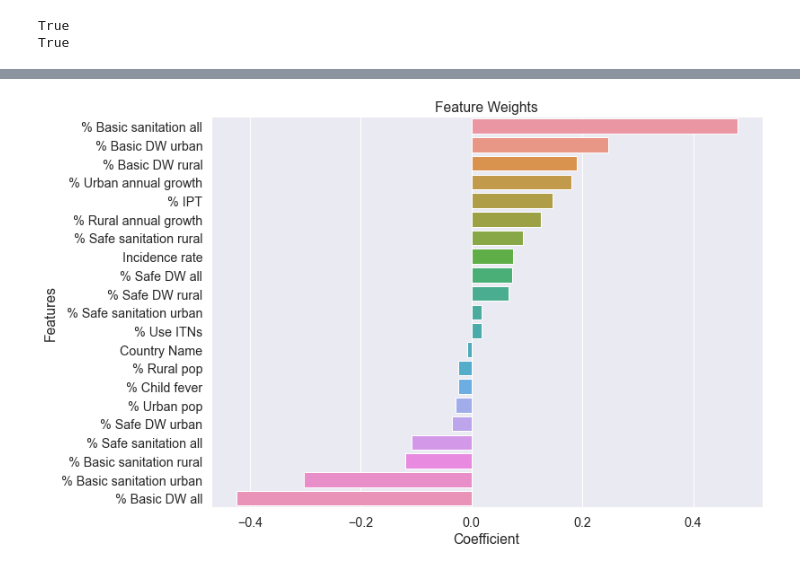
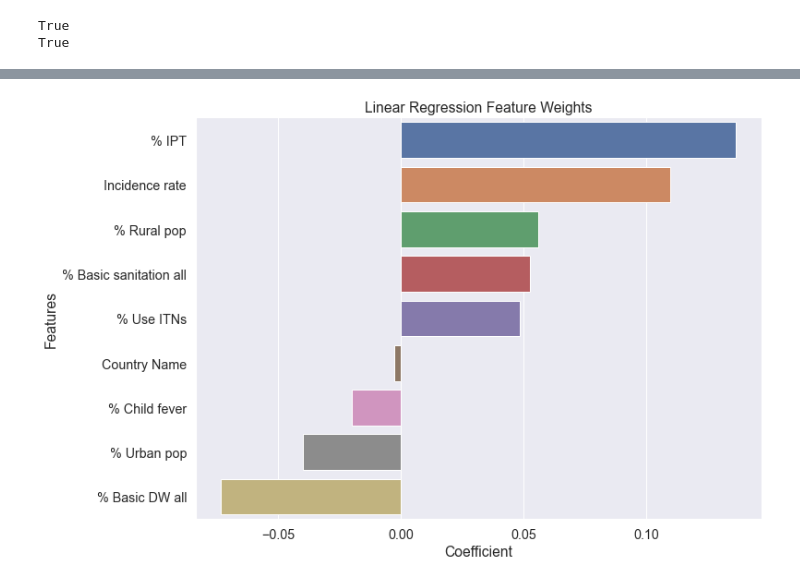
Before and after one commit to yusufokunlola/TeamFlask_notebook, a Jupyter notebook: TeamFlask_notebook.ipynb, the cells around one changed output, grey strips where cells are left out. Saved outputs shown, nothing was run; the diff lists cells and outputs as text; code cells hidden in the pictures.

Commit message:
Model deployment

```diff
--- a/TeamFlask_notebook.ipynb
+++ b/TeamFlask_notebook.ipynb
@@ -621,9 +608,12 @@ le = LabelEncoder()
 for i in cat_features:
     model_data[i] = le.fit_transform(model_data[i])
 # %%
-# the features - 'Year' will be drooped as it has it represents a timeframe the data was collected
+# the features - 'Year' will be drooped as it has it represents a timeframe the data was collected as well as other features due to their correlation
 # 'Country Code', 'latitude', 'longitude', 'geometry' will be dropped due to correlation with 'Country Name'
-cols_to_drop = ['Year', 'Country Code', 'latitude', 'longitude', 'geometry']
+cols_to_drop = ['Year', 'Country Code', '% Safe DW all', '% Safe DW rural', '% Safe DW urban',
+                '% Safe sanitation all', '% Safe sanitation rural', '% Safe sanitation urban',
+                '% Rural annual growth', '% Urban annual growth', '% Basic DW rural', '% Basic DW urban',
+                '% Basic sanitation rural', '% Basic sanitation urban', 'latitude', 'longitude', 'geometry']
 
 # drop columns
 model_data = model_data.drop(columns=cols_to_drop)
@@ -634,7 +620,7 @@ scaled_df = pd.DataFrame(scaler.fit_transform(model_data), columns=model_data.co
 # %%
 # create explanatory variable (X) and response variable (y)
-X = scaled_df.drop("Malaria cases", axis=1)
-y = scaled_df["Malaria cases"]
+X = model_data.drop("Malaria cases", axis=1)
+y = model_data["Malaria cases"]
 # %%
 # split data into train and test sets - 70:30
 X_train, X_test, y_train, y_test = train_test_split(X, y, test_size=0.3, random_state=42)
@@ -660,7 +646,8 @@ True
 modelclasses = {'LinearR': LinearRegression(),
                 'SVR': SVR(),
                 'LassoR': Lasso(),
-                'RidgeR': Ridge()
+                'RidgeR': Ridge(),
+                'RandomForest': RandomForestRegressor()
                 }
 # %%
 # Iteration of models
@@ -725,9 +706,9 @@ feature_weight
 # %%
 # plot feature weights using seaborn
 plt.figure(figsize=(11,8))
 plt.xlabel('Coefficient')
 plt.ylabel('Features')
-plt.title('Feature Weights')
+plt.title('Linear Regression Feature Weights')
 sns.barplot(x=feature_weight['Coefficient'], y=feature_weight.index);
 # %% [output]
-[figure, old version]
+[figure, new version]
```
Also changed, not shown: parts of 23 cells of this notebook, 4 other files.
